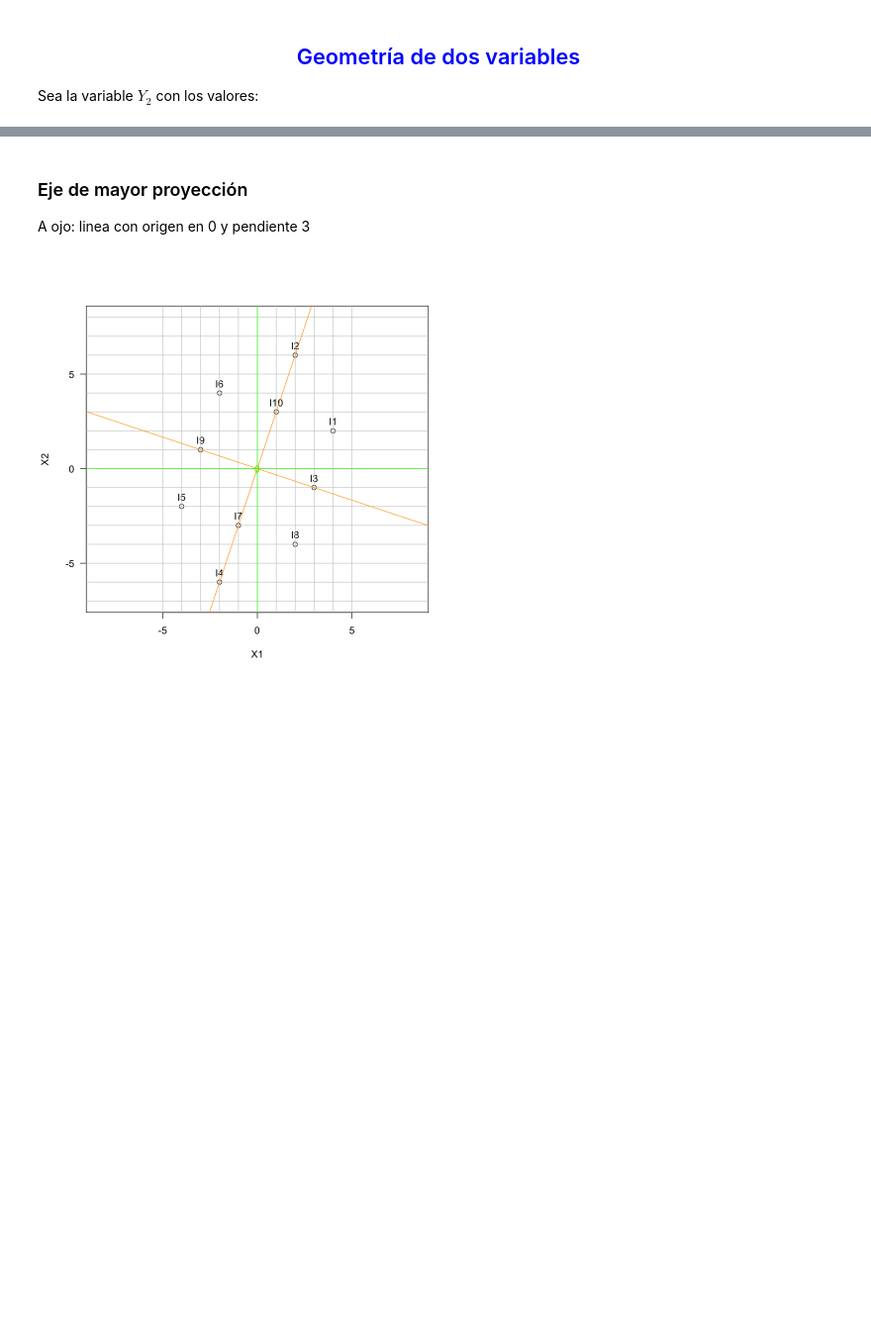
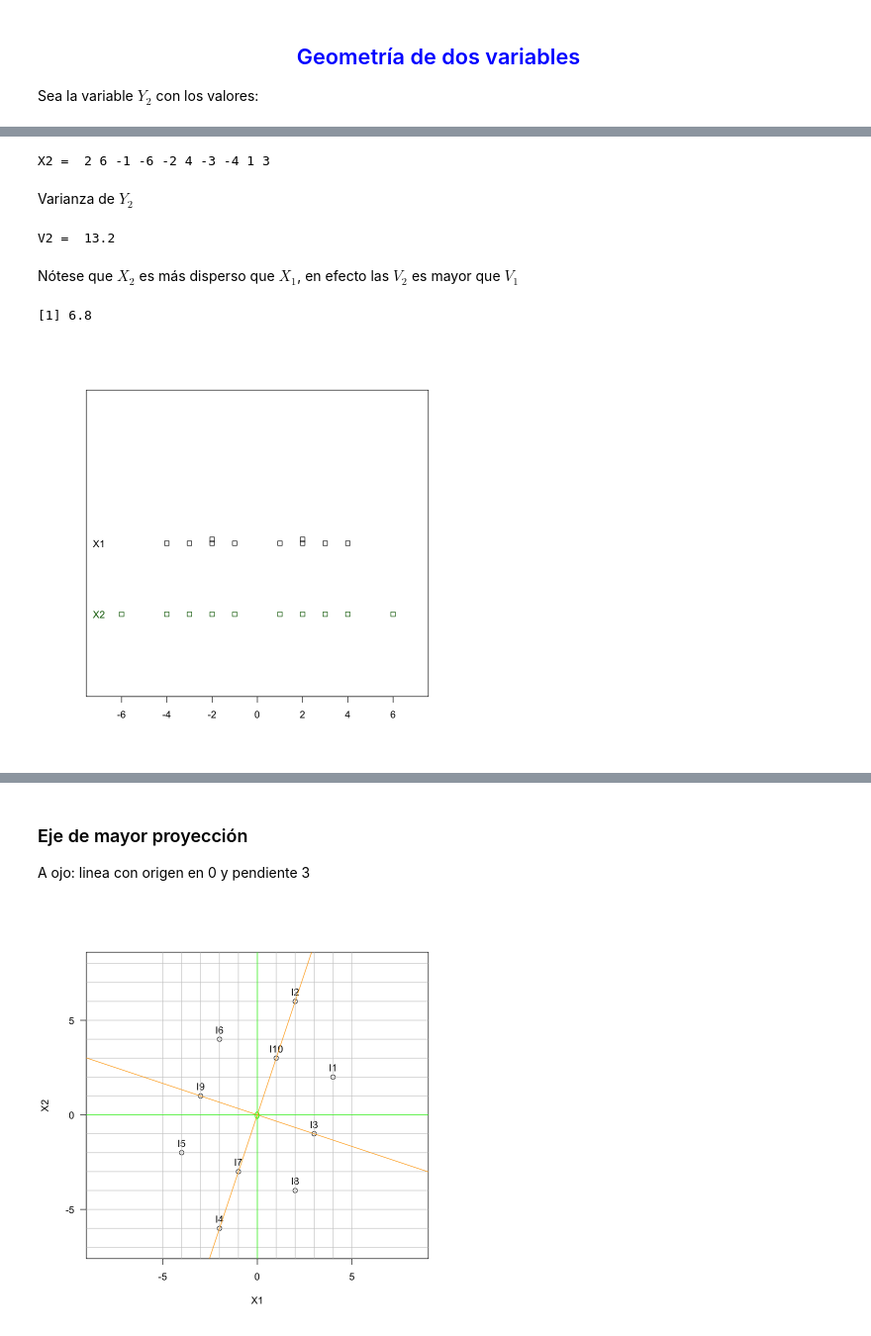
Before and after one commit to AprendizajeProfundo/minicurso-ciencia-de-datos, a Jupyter notebook: analisis componentes principales/cuadernos/IntroACP_1.ipynb, the cells around one changed output, grey strips where cells are left out. Shown at 99% size. Cells and saved outputs as stored; diff of their text form; code cells hidden in the pictures; blank space fills up the shorter version.

```diff
--- a/analisis componentes principales/cuadernos/IntroACP_1.ipynb
+++ b/analisis componentes principales/cuadernos/IntroACP_1.ipynb
@@ -71,4 +94,2 @@ La media o promedio, corresponde al centro de gravedad de la física ($g_1$). Si
 
 En la segunda barra, el origen se traslada al centro de gravedad y los valores se obtienen restándoles $g_1 = 5$. Sea $X_1 = Y_1 - g_1$
-# %%
-X1 = Y1 - g1; X1
@@ -106,0 +125,3 @@ V2=1/10*sum(X2*X2); V2
+# %%
+g2=mean(Y2)
+cat("\nmedia de Y2 = ",g2)
@@ -106,0 +132,25 @@ V2=1/10*sum(X2*X2); V2
+# %%
+X2=Y2-g2
+cat("X2 = ",X2)
+# %% [output]
+X2 =  2 6 -1 -6 -2 4 -3 -4 1 3
+# %% [markdown]
+Varianza de $Y_2$
+# %%
+V2=1/10*sum(X2*X2)
+cat("V2 = ",V2)
+# %% [output]
+V2 =  13.2
+# %% [markdown]
+Nótese que $X_2$ es más disperso que $X_1$, en efecto las $V_2$ es mayor que $V_1$
+# %%
+V1
+# %% [output]
+[1] 6.8
+# %%
+stripchart(X1,method = "stack",xlim=c(-7,7))
+text(-7,1,"X1")
+stripchart(X2,method = "stack",add=TRUE,col="darkgreen",at = 0.5)
+text(-7, 0.5, "X2",col="darkgreen")
+# %% [output]
+[figure, added]
```
Also changed, not shown: parts of 92 cells of this notebook.
